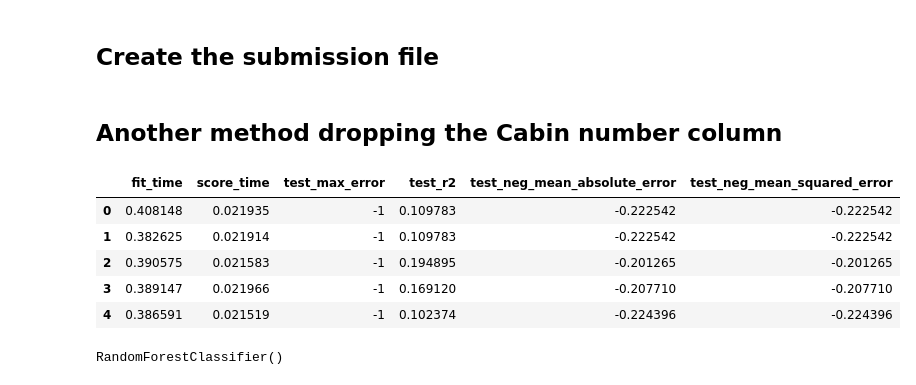
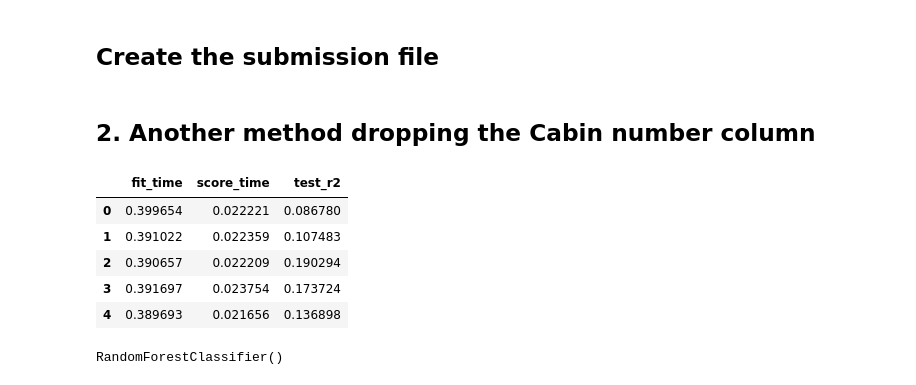
Before and after one commit to jaimesoroa/kaggle_spaceship-titanic, a Jupyter notebook: Notebook_Titanic.ipynb, the cells around one changed output. Drawn from its saved outputs; the diff is of its cells as text; code cells hidden in the pictures.

```diff
--- a/Notebook_Titanic.ipynb
+++ b/Notebook_Titanic.ipynb
@@ -23,5 +23,5 @@ from sklearn.preprocessing import OrdinalEncoder
 # %%
 # Read both Train and Test csv files
 
-test_df = pd.read_csv("test.csv")
-train_df = pd.read_csv("train.csv")
+original_test_df = pd.read_csv("test.csv")
+original_train_df = pd.read_csv("train.csv")
@@ -291,0 +255,13 @@ memory usage: 1.3 MB
+# %%
+def full_preprocessing(df, set):
+    df = split_cabins(df)
+    df = nan_values(df)
+    if set == "train":
+        df = encoding(df, "train")
+    else:
+        df = encoding(df, "test")
+    df = scaling(df)
+    return df
+# %%
+train_df = original_train_df.copy()
+train_df = full_preprocessing(train_df, "train")
@@ -377,24 +330,22 @@ prediction_df.to_csv("submission.csv", index=False)
 # %% [markdown]
-## Another method dropping the Cabin number column
+## 2. Another method dropping the Cabin number column
 # %%
-train_df_3 = train_df_2.drop(columns="Cabin_2")
-X_2 = train_df_3.drop(columns = "Transported")
-y_2 = train_df_3["Transported"]
+train_df_2 = train_df.copy()
+train_df_2 = train_df_2.drop(columns="Cabin_2")
+X_2 = train_df_2.drop(columns = "Transported")
+y_2 = train_df_2["Transported"]
 RFC_model_2 = RandomForestClassifier()
 cv_results_2 = cross_validate(RFC_model_2, X_2, y_2, cv=5,
-                            scoring=['max_error',
-                                     'r2',
-                                     'neg_mean_absolute_error',
-                                     'neg_mean_squared_error']
+                            scoring=['r2']
 )
 pd.DataFrame(cv_results_2)
 # %% [output]
-|  | fit_time | score_time | test_max_error | test_r2 | test_neg_mean_absolute_error | test_neg_mean_squared_error |
-| 0 | 0.408148 | 0.021935 | -1 | 0.109783 | -0.222542 | -0.222542 |
-| 1 | 0.382625 | 0.021914 | -1 | 0.109783 | -0.222542 | -0.222542 |
-| 2 | 0.390575 | 0.021583 | -1 | 0.194895 | -0.201265 | -0.201265 |
-| 3 | 0.389147 | 0.021966 | -1 | 0.169120 | -0.207710 | -0.207710 |
-| 4 | 0.386591 | 0.021519 | -1 | 0.102374 | -0.224396 | -0.224396 |
+|  | fit_time | score_time | test_r2 |
+| 0 | 0.399654 | 0.022221 | 0.086780 |
+| 1 | 0.391022 | 0.022359 | 0.107483 |
+| 2 | 0.390657 | 0.022209 | 0.190294 |
+| 3 | 0.391697 | 0.023754 | 0.173724 |
+| 4 | 0.389693 | 0.021656 | 0.136898 |
 # %%
 RFC_model_2.fit(X_2, y_2)
 # %% [output]
```
Also changed, not shown: parts of 41 cells of this notebook, 4 other files.
